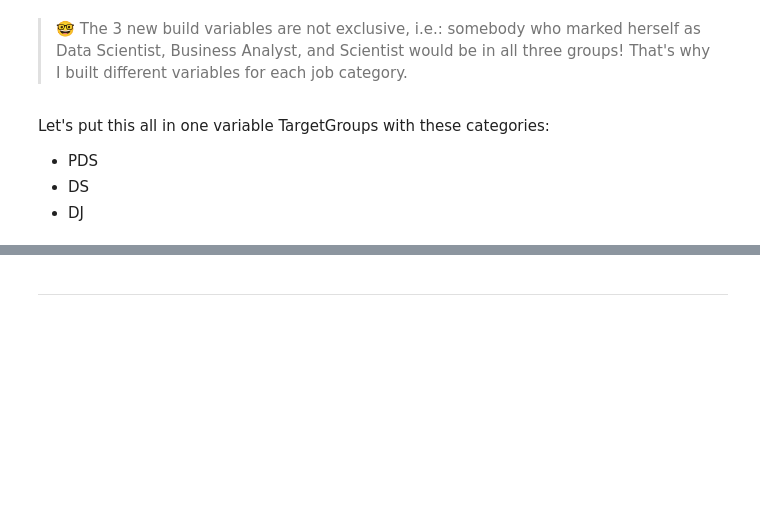
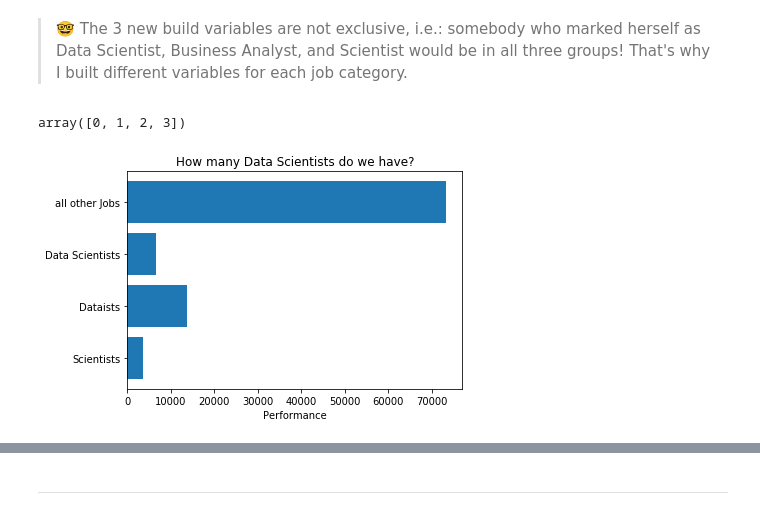
Before and after one commit to dirkkalmbach/How-to-Freelance-in-Data-Science, a Jupyter notebook: Data Analysis.ipynb, the cells around one changed output, grey strips where cells are left out. Saved outputs shown, nothing was run; the diff lists cells and outputs as text; code cells hidden in the pictures; blank space fills up the shorter version.

```diff
--- a/Data Analysis.ipynb
+++ b/Data Analysis.ipynb
@@ -106,6 +106,6 @@ imp.reload(h)
 > 😉 I zipped the datasets to save storage. The function below works on Mac/Linux but I haven't tested it on Windows. If you have any problems, unzip the files manually and load it with `df = pd.read_csv("data/raw data/FILENAME.csv")`
 # %%
 # Load 2019 dataset
-df = h.load_csv_zip(2018)
+df = h.load_csv_zip(2019)
 df.head(2)
 # %% [output]
@@ -228,14 +227,3 @@ Something with Science (n): 3617 (NaN: 85266)
 Other Jobs (n): 73405 (NaN: 15478)
 # %% [markdown]
 > 🤓 The 3 new build variables are not exclusive, i.e.: somebody who marked herself as Data Scientist, Business Analyst, and Scientist would be in all three groups! That's why I built different variables for each job category.
-# %% [markdown]
-Let's put this all in one variable TargetGroups with these categories:
-- PDS
-- DS
-- DJ
-# %%
-# create new var 'TargetGroup'
-df.loc[df['Job_DJ'] == "Something with Data", 'TargetGroup'] = 'Something with Data'
-df.loc[df['Job_RS'] == "Something with Science", 'TargetGroup'] = 'Something with Science'
-df.loc[df['Job_DS'] == "Data Scientist", 'TargetGroup'] = 'Data Scientist'
-df["TargetGroup"].fillna(value="other Job", inplace=True)
@@ -243,0 +230,25 @@ df.groupby("TargetGroup").count().Respondent.plot.bar()
+# %%
+performance=[df.Job_oJ.count(), df.Job_DS.count(), df.Job_DJ.count(), df.Job_RS.count()]
+
+
+np.arange(len(people))
+# %% [output]
+array([0, 1, 2, 3])
+# %%
+fig, ax = plt.subplots()
+x=[400,4000]
+data=[df.Job_oJ.count(), df.Job_DS.count(), df.Job_DJ.count(), df.Job_RS.count()]
+y_pos = np.arange(len(data))
+labels = ["all other Jobs","Data Scientists", "Dataists", "Scientists"]
+#error = np.random.rand(len(people))
+
+ax.barh(y_pos, data, align='center')
+ax.set_yticks(y_pos)
+ax.set_yticklabels(labels)
+ax.invert_yaxis()  # labels read top-to-bottom
+ax.set_xlabel('Performance')
+ax.set_title('How many Data Scientists do we have?')
+
+plt.show()
+# %% [output]
+[figure, added]
```
Also changed, not shown: parts of 16 cells of this notebook, 2 other files.
